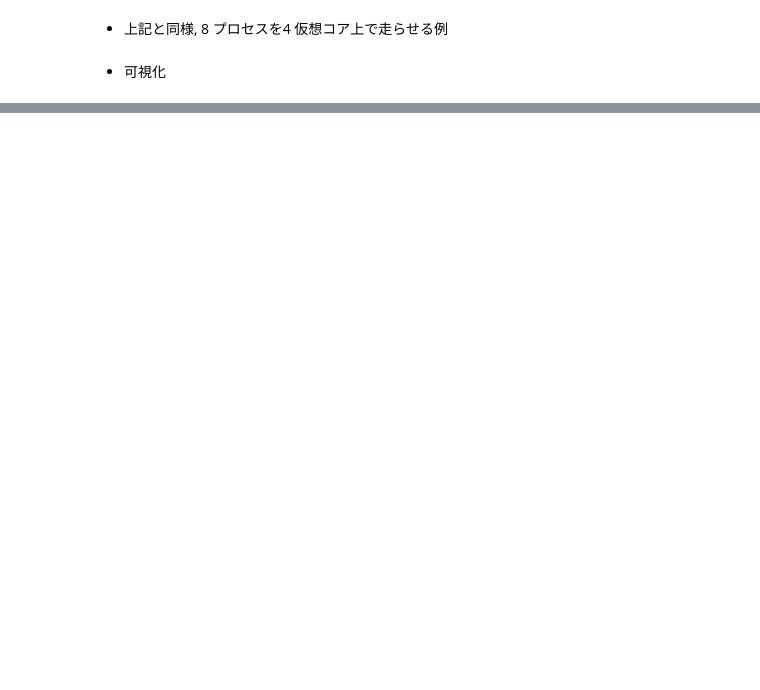
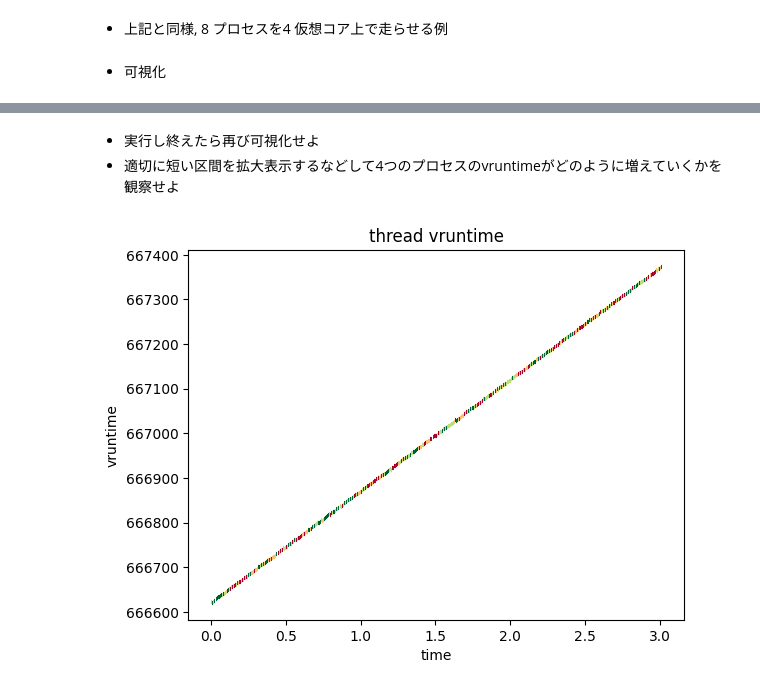
Before and after one commit to taura/operating-systems, a Jupyter notebook: jupyter/notebooks/source/os04_sched/os04_sched.sos.ipynb, the cells around one changed output, grey strips where cells are left out. Saved outputs shown, nothing was run; the diff lists cells and outputs as text; code cells hidden in the pictures; blank space fills up the shorter version.

```diff
--- a/jupyter/notebooks/source/os04_sched/os04_sched.sos.ipynb
+++ b/jupyter/notebooks/source/os04_sched/os04_sched.sos.ipynb
@@ -304,0 +567,9 @@ sched_vis(["sched.{}".format(i) for i in range(8)])
+# %% [markdown]
+
+* 実行し終えたら再び可視化せよ
+* 適切に短い区間を拡大表示するなどして4つのプロセスのvruntimeがどのように増えていくかを観察せよ
+# %%
+vruntime_vis(["vr.0", "vr.1", "vr.2", "vr.3"])
+#vruntime_vis(["vr.0", "vr.1", "vr.2", "vr.3"], start_t=1.0, end_t=1.5)
+# %% [output]
+[figure, added]
```
Also changed, not shown: parts of 38 cells of this notebook, 12 other files.
